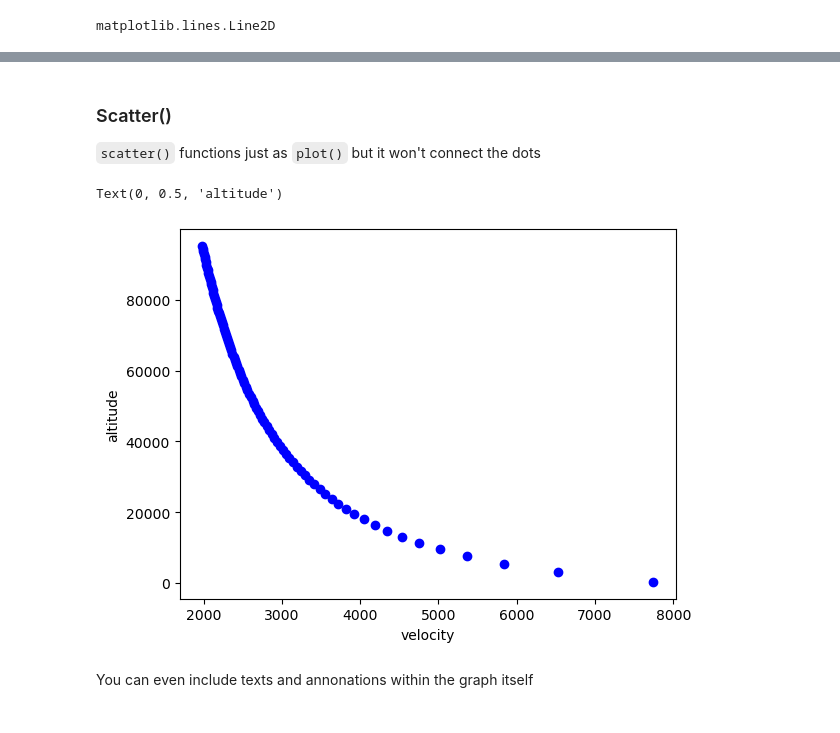
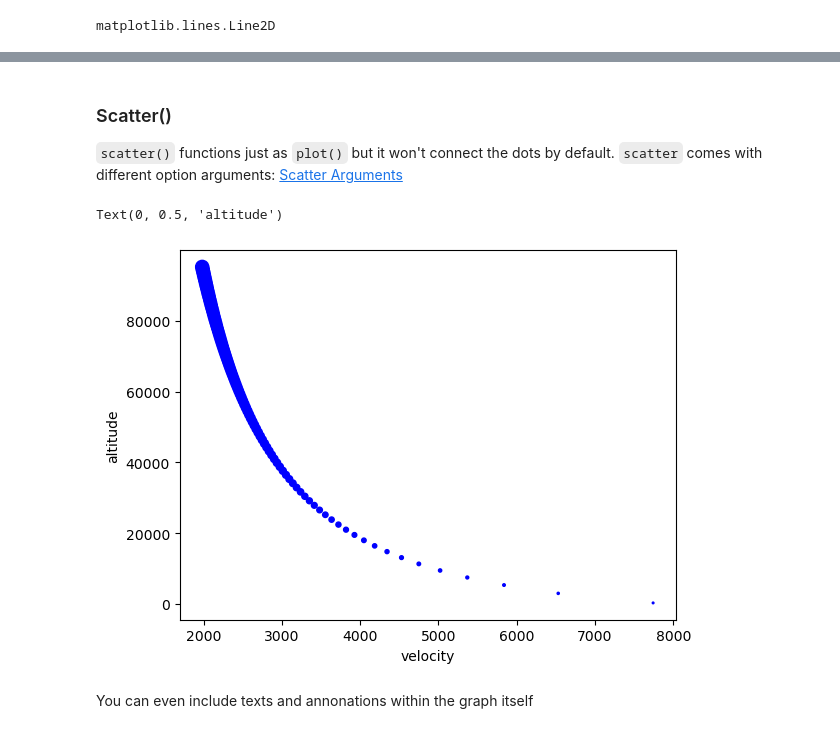
Before and after one commit to matteoostland/main, a Jupyter notebook: Python/PythonVisual.ipynb, the cells around one changed output, grey strips where cells are left out. Drawn from its saved outputs; the diff is of its cells as text; code cells hidden in the pictures.

```diff
--- a/Python/PythonVisual.ipynb
+++ b/Python/PythonVisual.ipynb
@@ -66,14 +75,14 @@ mp.draw()
 # %% [markdown]
 ### Scatter()
-`scatter()` functions just as `plot()` but it won't connect the dots
+`scatter()` functions just as `plot()` but it won't connect the dots by default. `scatter` comes with different option arguments: [Scatter Arguments](https://www.geeksforgeeks.org/matplotlib-pyplot-scatter-in-python/#)
 # %%
 v = np.sqrt(G*M/(R+y))
-mp.scatter(v,y/1000,color='blue')
+mp.scatter(v,y/1000,color='blue',s=x)
 mp.xlabel('velocity')
 mp.ylabel('altitude')
 # %% [output]
 Text(0, 0.5, 'altitude')
-[figure, old version]
+[figure, new version]
 # %% [markdown]
 You can even include texts and annonations within the graph itself
 # %%
```
Also changed, not shown: parts of 8 cells of this notebook.
